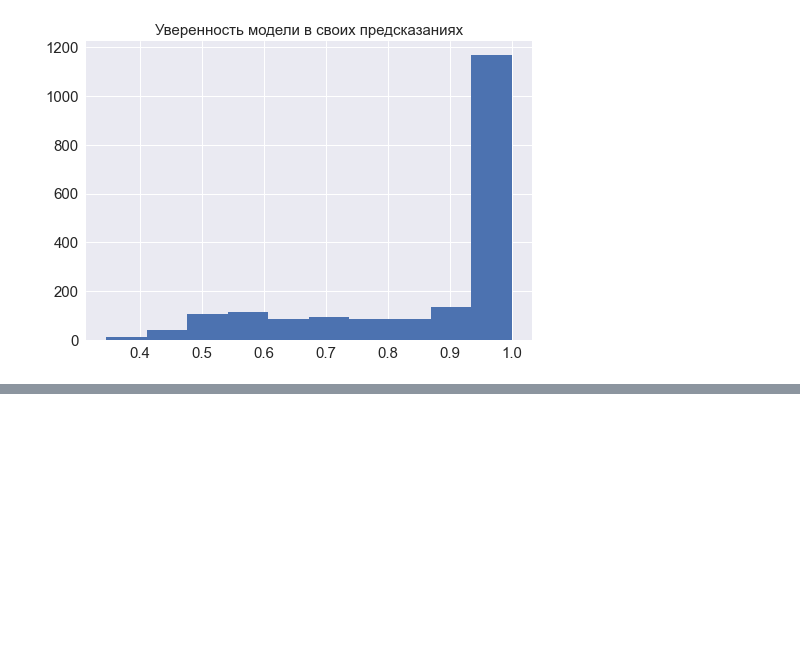
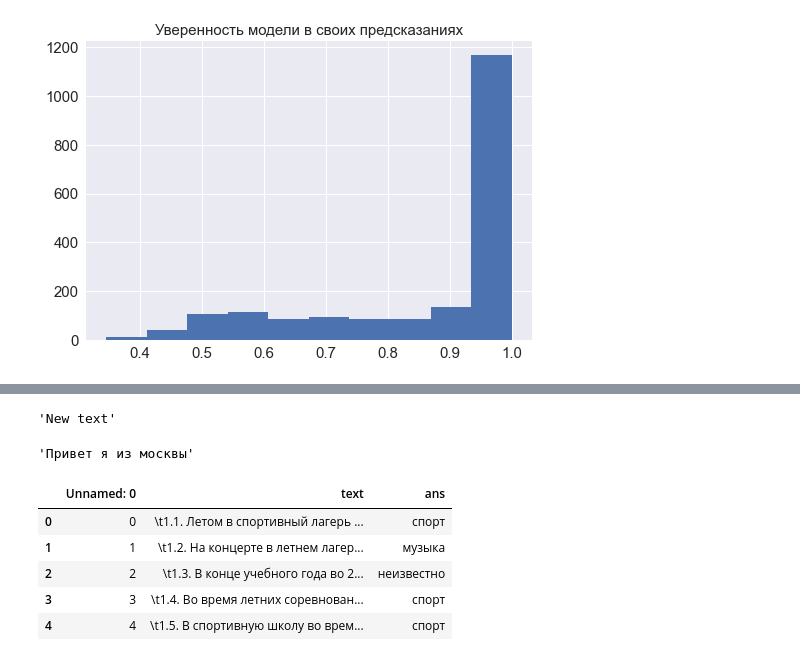
Before and after one commit to sergak0/AIIJC, a Jupyter notebook: Sergey/Additional_dataset_creating.ipynb, the cells around one changed output, grey strips where cells are left out. Drawn from its saved outputs; the diff is of its cells as text; code cells hidden in the pictures; blank space fills up the shorter version.

```diff
--- a/Sergey/Additional_dataset_creating.ipynb
+++ b/Sergey/Additional_dataset_creating.ipynb
@@ -79,0 +116,8 @@ plt.show()
+# %%
+translate_text('Новый текст', 'ru-en')
+# %% [output]
+'New text'
+# %%
+translate_text("Hi, I'm from Moscow", 'en-ru')
+# %% [output]
+'Привет я из москвы'
@@ -79,0 +126,10 @@ plt.show()
+# %%
+data = pd.read_csv('../full_marked_dataset.csv')
+data.head()
+# %% [output]
+|  | Unnamed: 0 | text | ans |
+| 0 | 0 | \t1.1. Летом в спортивный лагерь ... | спорт |
+| 1 | 1 | \t1.2. На концерте в летнем лагер... | музыка |
+| 2 | 2 | \t1.3. В конце учебного года во 2... | неизвестно |
+| 3 | 3 | \t1.4. Во время летних соревнован... | спорт |
+| 4 | 4 | \t1.5. В спортивную школу во врем... | спорт |
```
Also changed, not shown: parts of 8 cells of this notebook, 5 other files.
